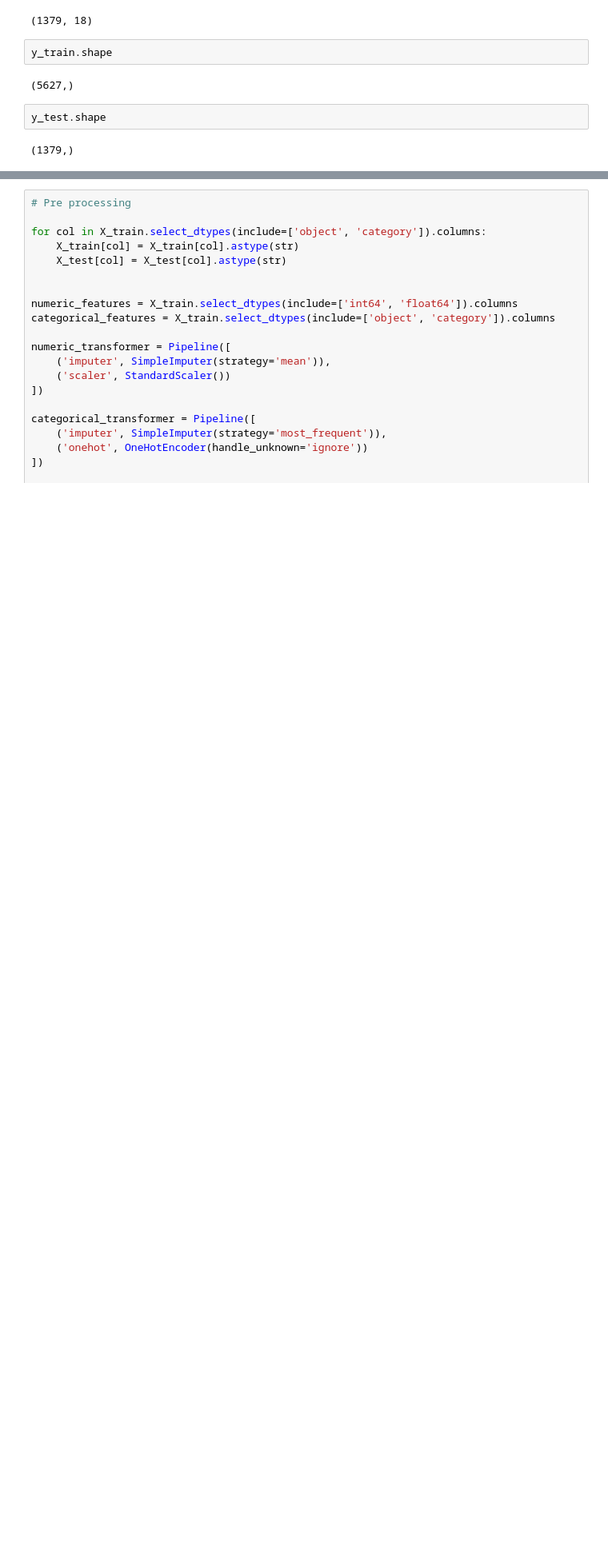
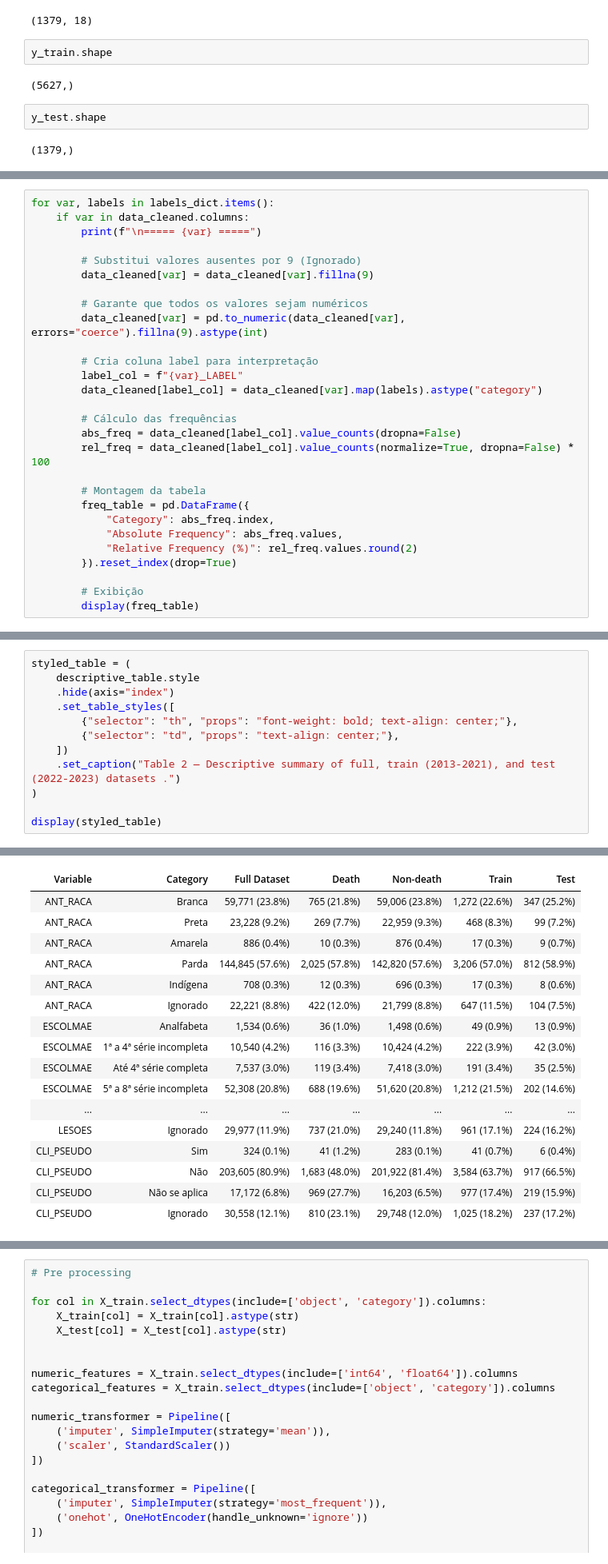
Before and after one commit to nataliateixeira-stats/Death-Prediction-Analysis-Congenital-Syphilis, a Jupyter notebook: scripts/python/3. ML Models - train test - before after.ipynb, the cells around one changed output, grey strips where cells are left out. Shown: that part at 80% size. Cells and saved outputs as stored; diff of their text form; blank space fills up the shorter version.

```diff
--- a/scripts/python/3. ML Models - train test - before after.ipynb
+++ b/scripts/python/3. ML Models - train test - before after.ipynb
@@ -327,0 +355,28 @@ y_test.shape
+# %%
+for var, labels in labels_dict.items():
+    if var in data_cleaned.columns:
+        print(f"\n===== {var} =====")
+
+        # Substitui valores ausentes por 9 (Ignorado)
+        data_cleaned[var] = data_cleaned[var].fillna(9)
+
+        # Garante que todos os valores sejam numéricos
+        data_cleaned[var] = pd.to_numeric(data_cleaned[var], errors="coerce").fillna(9).astype(int)
+
+        # Cria coluna label para interpretação
+        label_col = f"{var}_LABEL"
+        data_cleaned[label_col] = data_cleaned[var].map(labels).astype("category")
+
+        # Cálculo das frequências
+        abs_freq = data_cleaned[label_col].value_counts(dropna=False)
+        rel_freq = data_cleaned[label_col].value_counts(normalize=True, dropna=False) * 100
+
+        # Montagem da tabela
+        freq_table = pd.DataFrame({
+            "Category": abs_freq.index,
+            "Absolute Frequency": abs_freq.values,
+            "Relative Frequency (%)": rel_freq.values.round(2)
+        }).reset_index(drop=True)
+
+        # Exibição
+        display(freq_table)
@@ -327,0 +501,13 @@ y_test.shape
+# %%
+styled_table = (
+    descriptive_table.style
+    .hide(axis="index")
+    .set_table_styles([
+        {"selector": "th", "props": "font-weight: bold; text-align: center;"},
+        {"selector": "td", "props": "text-align: center;"},
+    ])
+    .set_caption("Table 2 — Descriptive summary of full, train (2013-2021), and test (2022-2023) datasets .")
+)
+
+display(styled_table)
+# %% [output]
@@ -327,0 +515,17 @@ y_test.shape
+| Variable | Category | Full Dataset | Death | Non-death | Train | Test |
+| ANT_RACA | Branca | 59,771 (23.8%) | 765 (21.8%) | 59,006 (23.8%) | 1,272 (22.6%) | 347 (25.2%) |
+| ANT_RACA | Preta | 23,228 (9.2%) | 269 (7.7%) | 22,959 (9.3%) | 468 (8.3%) | 99 (7.2%) |
+| ANT_RACA | Amarela | 886 (0.4%) | 10 (0.3%) | 876 (0.4%) | 17 (0.3%) | 9 (0.7%) |
+| ANT_RACA | Parda | 144,845 (57.6%) | 2,025 (57.8%) | 142,820 (57.6%) | 3,206 (57.0%) | 812 (58.9%) |
+| ANT_RACA | Indígena | 708 (0.3%) | 12 (0.3%) | 696 (0.3%) | 17 (0.3%) | 8 (0.6%) |
+| ANT_RACA | Ignorado | 22,221 (8.8%) | 422 (12.0%) | 21,799 (8.8%) | 647 (11.5%) | 104 (7.5%) |
+| ESCOLMAE | Analfabeta | 1,534 (0.6%) | 36 (1.0%) | 1,498 (0.6%) | 49 (0.9%) | 13 (0.9%) |
+| ESCOLMAE | 1ª a 4ª série incompleta | 10,540 (4.2%) | 116 (3.3%) | 10,424 (4.2%) | 222 (3.9%) | 42 (3.0%) |
+| ESCOLMAE | Até 4ª série completa | 7,537 (3.0%) | 119 (3.4%) | 7,418 (3.0%) | 191 (3.4%) | 35 (2.5%) |
+| ESCOLMAE | 5ª a 8ª série incompleta | 52,308 (20.8%) | 688 (19.6%) | 51,620 (20.8%) | 1,212 (21.5%) | 202 (14.6%) |
+| ... | ... | ... | ... | ... | ... | ... |
+| LESOES | Ignorado | 29,977 (11.9%) | 737 (21.0%) | 29,240 (11.8%) | 961 (17.1%) | 224 (16.2%) |
+| CLI_PSEUDO | Sim | 324 (0.1%) | 41 (1.2%) | 283 (0.1%) | 41 (0.7%) | 6 (0.4%) |
+| CLI_PSEUDO | Não | 203,605 (80.9%) | 1,683 (48.0%) | 201,922 (81.4%) | 3,584 (63.7%) | 917 (66.5%) |
+| CLI_PSEUDO | Não se aplica | 17,172 (6.8%) | 969 (27.7%) | 16,203 (6.5%) | 977 (17.4%) | 219 (15.9%) |
+| CLI_PSEUDO | Ignorado | 30,558 (12.1%) | 810 (23.1%) | 29,748 (12.0%) | 1,025 (18.2%) | 237 (17.2%) |
```
Also changed, not shown: parts of 20 cells of this notebook, 5 other files.
